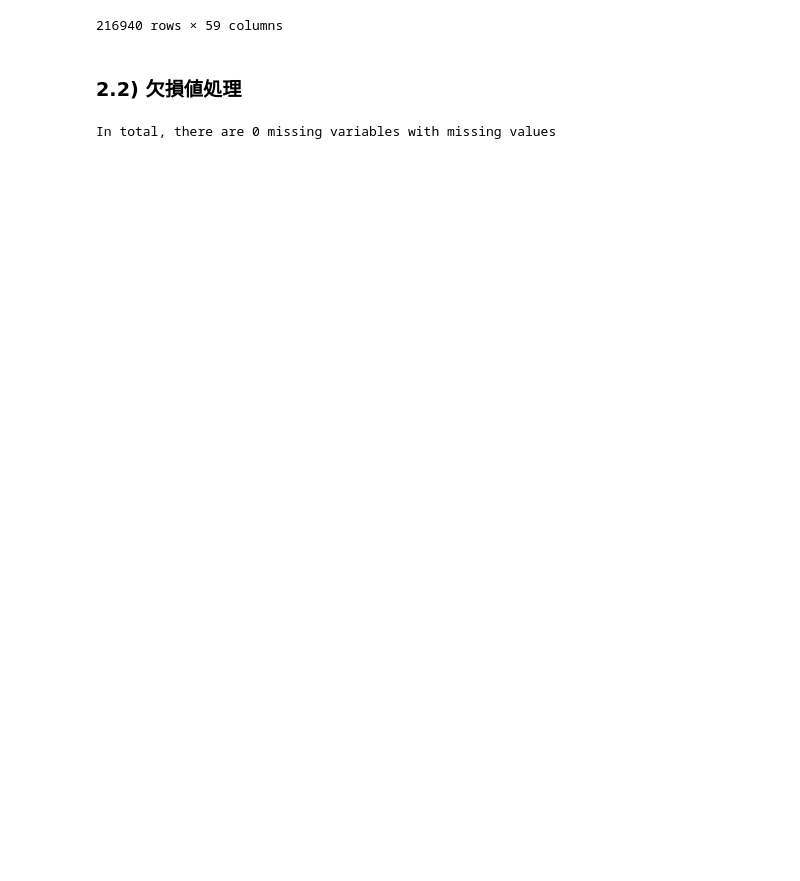
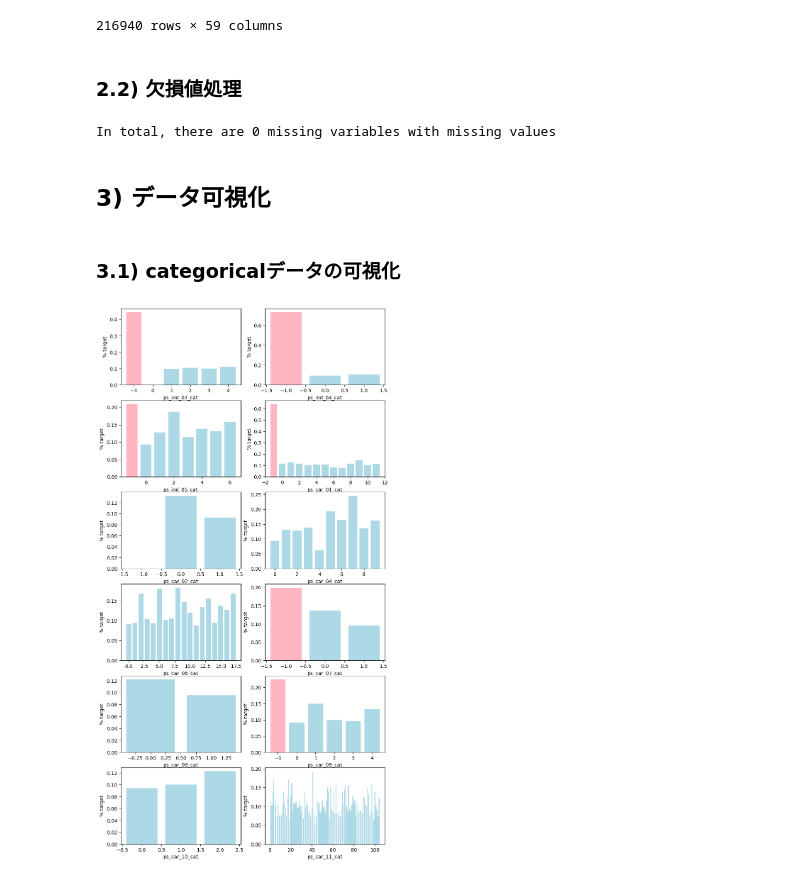
Before and after one commit to MakYamag/220417_kaggle_Practice_Porto-Seguro-s-Safe-Driver-Prediction, a Jupyter notebook: nb/nb001_220709.ipynb, the cells around one changed output. Saved outputs shown, nothing was run; the diff lists cells and outputs as text; code cells hidden in the pictures; blank space fills up the shorter version.

```diff
--- a/nb/nb001_220709.ipynb
+++ b/nb/nb001_220709.ipynb
@@ -327,7 +328,8 @@ idx_list = list(undersampled_idx) + list(idx_1)
 
 # undersampleしたデータを取り出す
 train = data_train.loc[idx_list].reset_index(drop=True)
-train
+train_w_nan = train.copy()   # 3.1)で使うので欠損値ありのものをコピーしておく
+train_w_nan
 # %% [output]
 Rate to undersample records with target=0: 0.34043569687437886
 Number of records with target=0 after undrsampling: 195246
@@ -392,3 +394,36 @@ print('In total, there are {} missing variables'.format(len(vars_missing))
       + ' with missing values')
 # %% [output]
 In total, there are 0 missing variables with missing values
+# %% [markdown]
+## 3) データ可視化
+# %% [markdown]
+### 3.1) categoricalデータの可視化
+# %%
+# 各categoricalデータにおいて、値ごとの
+# 「'target'の平均」=「'target'=1である確率」をグラフ化
+# ------------------------------------------------------
+
+v = meta[(meta['level'] == 'categorical') & (meta['keep'] == True)].index
+
+vs = v.size
+row = int(np.ceil(vs / 2))
+
+i = 1
+fig = plt.figure(figsize=(9.6, 20.0), dpi=100)
+
+for f in v:
+    ax = fig.add_subplot(row, 2, i, xlabel=f, ylabel='% target')
+
+    # 各データでの'target'平均値を計算
+    cart_perc = train_w_nan[[f, 'target']].groupby([f], as_index=False).mean()
+    cart_perc.sort_values(by='target', ascending=False, inplace=True)
+
+    # グラフに出力
+    X = cart_perc[f]
+    Y = cart_perc['target']
+    color = [('lightpink' if i==-1 else 'lightblue') for i in X]
+    ax.bar(X, Y, color=color)   # 欠損値のみピンクで出力する
+
+    i += 1
+# %% [output]
+[figure, added]
```
Also changed, not shown: parts of 1 cell of this notebook, 1 other file.
